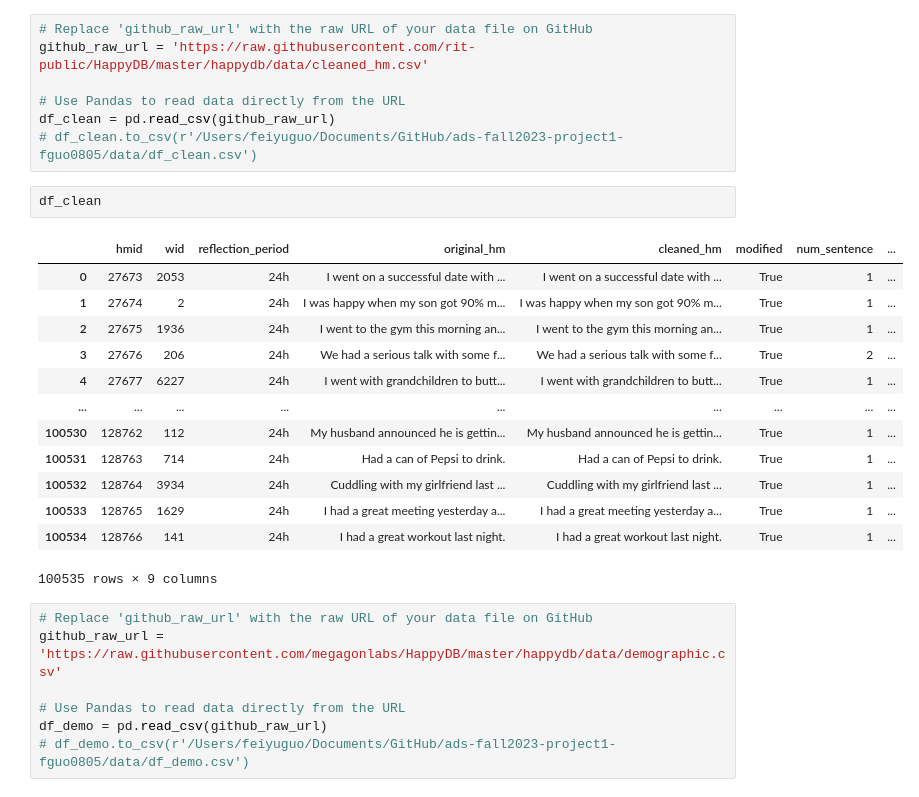
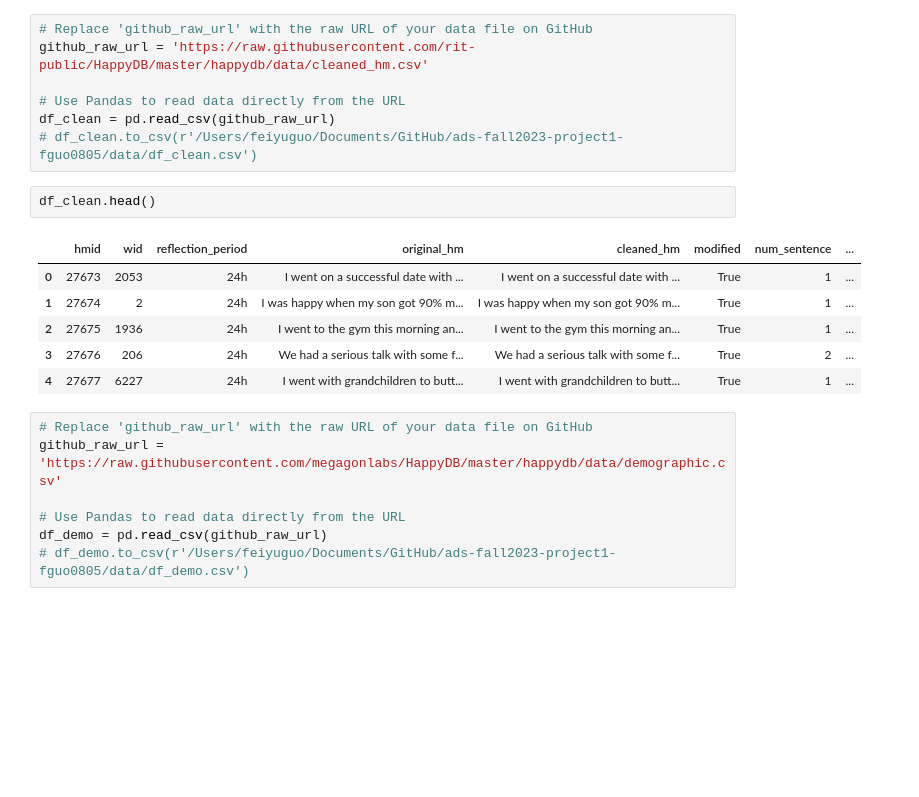
Before and after one commit to TZstatsADS/ads-fall2023-project1-fguo0805, a Jupyter notebook: doc/code.ipynb, the cells around one changed output. Drawn from its saved outputs; the diff is of its cells as text; blank space fills up the shorter version.

```diff
--- a/doc/code.ipynb
+++ b/doc/code.ipynb
@@ -13,21 +13,14 @@ github_raw_url = 'https://raw.githubusercontent.com/rit-public/HappyDB/master/ha
 df_clean = pd.read_csv(github_raw_url)
 # df_clean.to_csv(r'/Users/feiyuguo/Documents/GitHub/ads-fall2023-project1-fguo0805/data/df_clean.csv')
 # %%
-df_clean
+df_clean.head()
 # %% [output]
 |  | hmid | wid | reflection_period | original_hm | cleaned_hm | modified | num_sentence | ... |
 | 0 | 27673 | 2053 | 24h | I went on a successful date with ... | I went on a successful date with ... | True | 1 | ... |
 | 1 | 27674 | 2 | 24h | I was happy when my son got 90% m... | I was happy when my son got 90% m... | True | 1 | ... |
 | 2 | 27675 | 1936 | 24h | I went to the gym this morning an... | I went to the gym this morning an... | True | 1 | ... |
 | 3 | 27676 | 206 | 24h | We had a serious talk with some f... | We had a serious talk with some f... | True | 2 | ... |
 | 4 | 27677 | 6227 | 24h | I went with grandchildren to butt... | I went with grandchildren to butt... | True | 1 | ... |
-| ... | ... | ... | ... | ... | ... | ... | ... | ... |
-| 100530 | 128762 | 112 | 24h | My husband announced he is gettin... | My husband announced he is gettin... | True | 1 | ... |
-| 100531 | 128763 | 714 | 24h | Had a can of Pepsi to drink. | Had a can of Pepsi to drink. | True | 1 | ... |
-| 100532 | 128764 | 3934 | 24h | Cuddling with my girlfriend last ... | Cuddling with my girlfriend last ... | True | 1 | ... |
-| 100533 | 128765 | 1629 | 24h | I had a great meeting yesterday a... | I had a great meeting yesterday a... | True | 1 | ... |
-| 100534 | 128766 | 141 | 24h | I had a great workout last night. | I had a great workout last night. | True | 1 | ... |
-100535 rows × 9 columns
 # %%
 # Replace 'github_raw_url' with the raw URL of your data file on GitHub
 github_raw_url = 'https://raw.githubusercontent.com/megagonlabs/HappyDB/master/happydb/data/demographic.csv'
```
Also changed, not shown: parts of 3 cells of this notebook, 2 other files.
